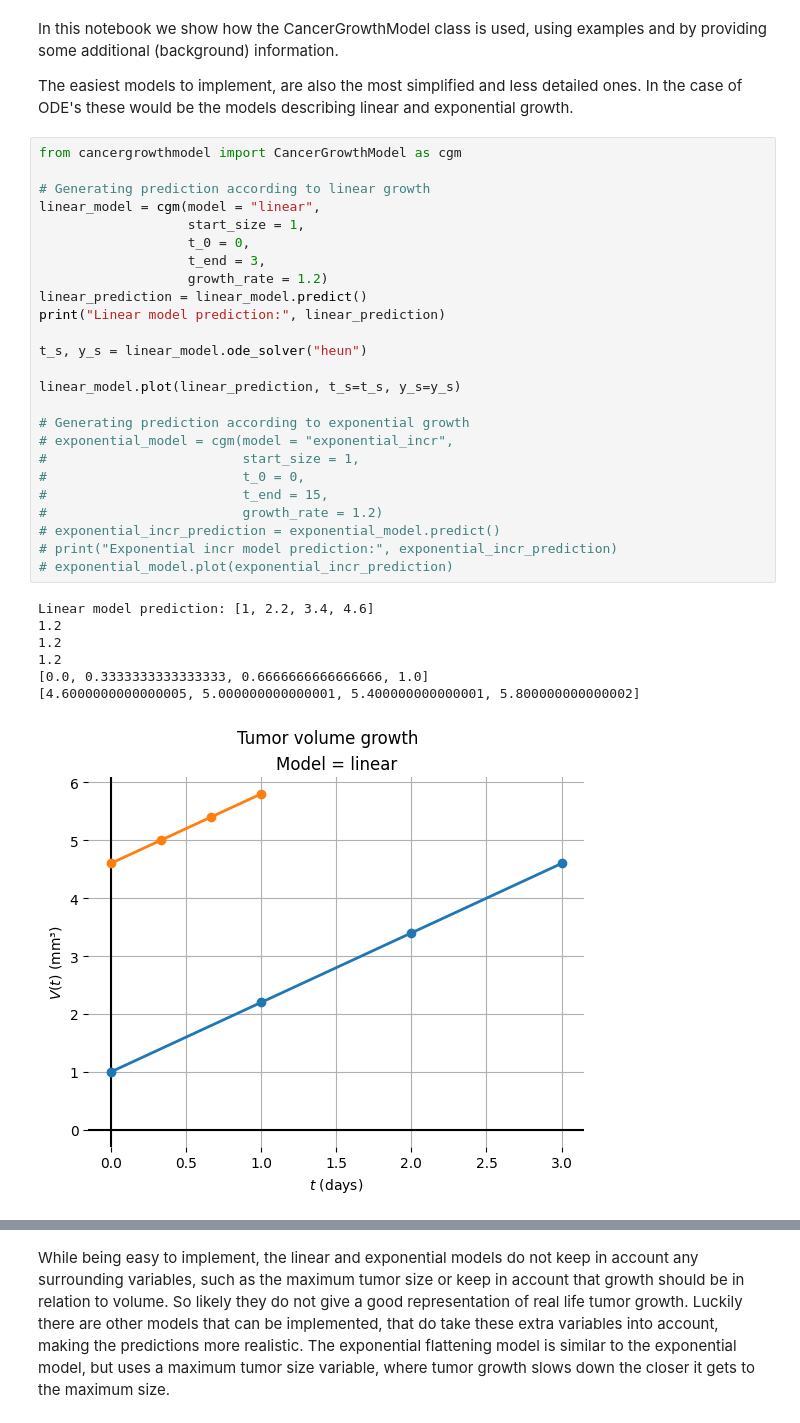
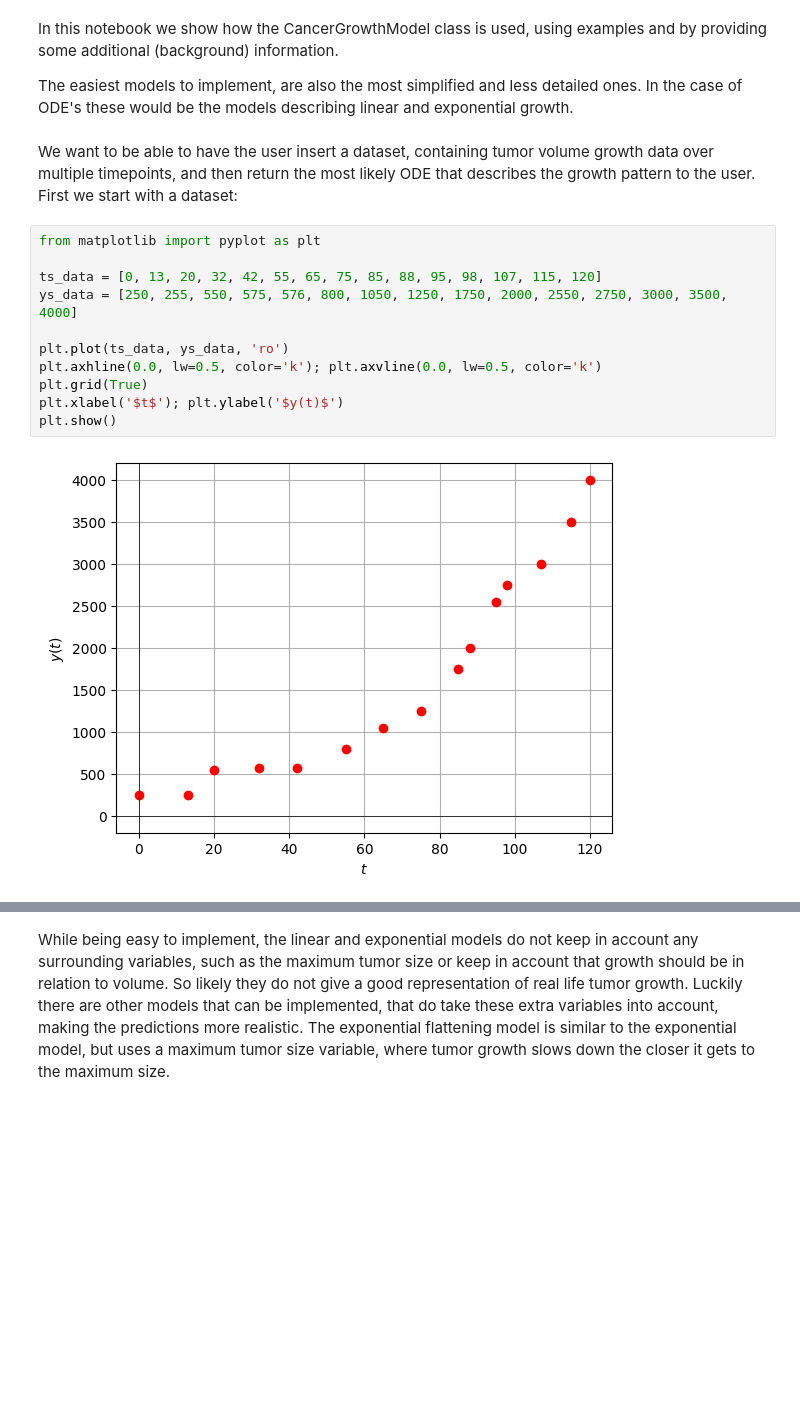
Before and after one commit to YamilaTimmer/dynamic-modelling-of-cancer, a Jupyter notebook: SimulatingCancerGrowth.ipynb, the cells around one changed output, grey strips where cells are left out. Cells and saved outputs as stored; diff of their text form; blank space fills up the shorter version.

```diff
--- a/SimulatingCancerGrowth.ipynb
+++ b/SimulatingCancerGrowth.ipynb
@@ -2,36 +2,18 @@
 In this notebook we show how the CancerGrowthModel class is used, using examples and by providing some additional (background) information.
 
 The easiest models to implement, are also the most simplified and less detailed ones. In the case of ODE's these would be the models describing linear and exponential growth.
-# %%
-from cancergrowthmodel import CancerGrowthModel as cgm
-
-# Generating prediction according to linear growth
-linear_model = cgm(model = "linear",
-                   start_size = 1,
-                   t_0 = 0,
-                   t_end = 3,
-                   growth_rate = 1.2)
-linear_prediction = linear_model.predict()
-print("Linear model prediction:", linear_prediction)
-
-t_s, y_s = linear_model.ode_solver("heun")
-
-linear_model.plot(linear_prediction, t_s=t_s, y_s=y_s)
-
-# Generating prediction according to exponential growth
-# exponential_model = cgm(model = "exponential_incr",
-#                         start_size = 1,
-#                         t_0 = 0,
-#                         t_end = 15,
-#                         growth_rate = 1.2)
-# exponential_incr_prediction = exponential_model.predict()
-# print("Exponential incr model prediction:", exponential_incr_prediction)
-# exponential_model.plot(exponential_incr_prediction)
-# %% [output]
-Linear model prediction: [1, 2.2, 3.4, 4.6]
-1.2
-1.2
-1.2
-[0.0, 0.3333333333333333, 0.6666666666666666, 1.0]
-[4.6000000000000005, 5.000000000000001, 5.400000000000001, 5.800000000000002]
-[figure, removed]
+# %% [markdown]
+We want to be able to have the user insert a dataset, containing tumor volume growth data over multiple timepoints, and then return the most likely ODE that describes the growth pattern to the user. First we start with a dataset:
+# %%
+from matplotlib import pyplot as plt
+
+ts_data = [0, 13, 20, 32, 42, 55, 65, 75, 85, 88, 95, 98, 107, 115, 120]
+ys_data = [250, 255, 550, 575, 576, 800, 1050, 1250, 1750, 2000, 2550, 2750, 3000, 3500, 4000]
+
+plt.plot(ts_data, ys_data, 'ro')
+plt.axhline(0.0, lw=0.5, color='k'); plt.axvline(0.0, lw=0.5, color='k')
+plt.grid(True)
+plt.xlabel('$t$'); plt.ylabel('$y(t)$')
+plt.show()
+# %% [output]
+[figure, added]
```
Also changed, not shown: parts of 13 cells of this notebook, 1 other file.
